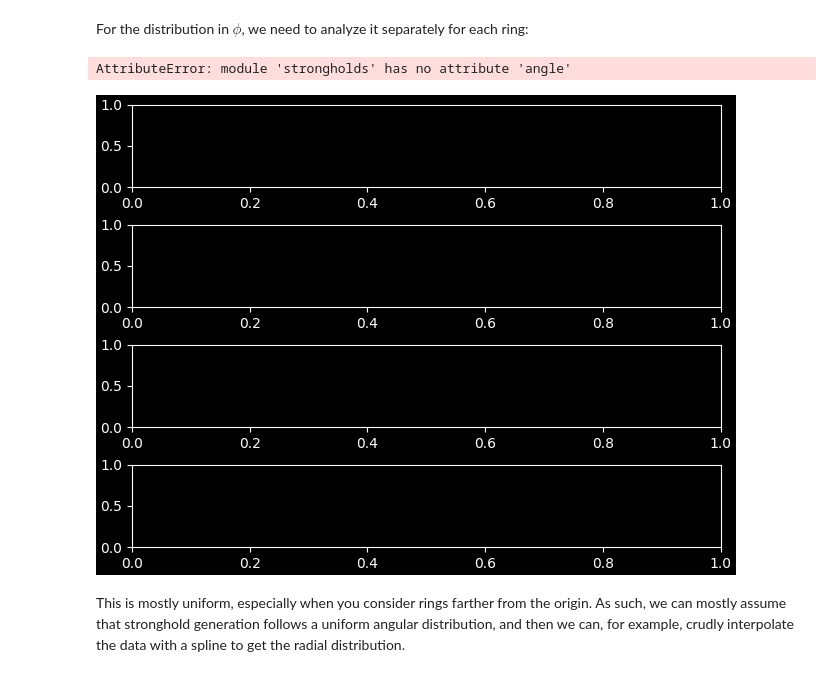
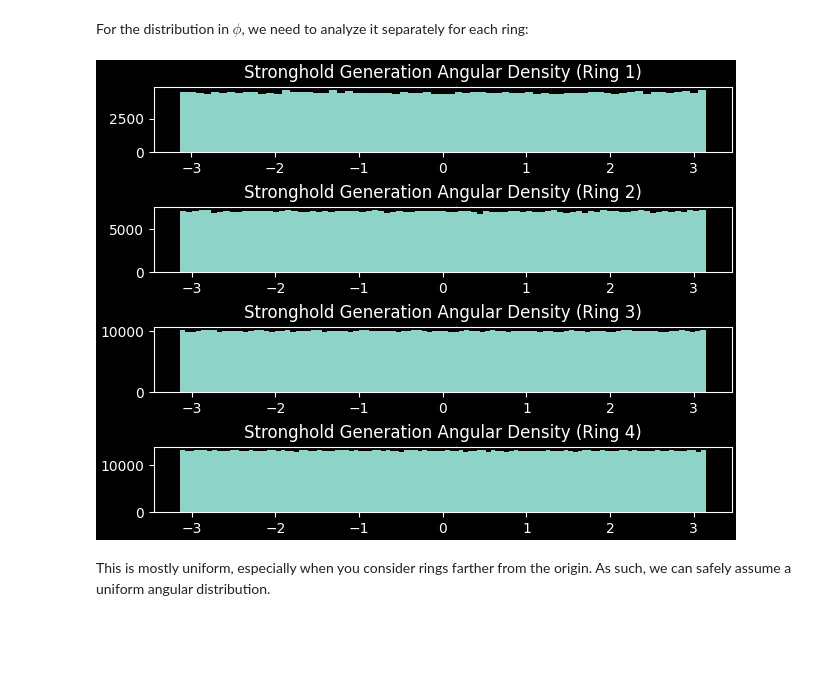
Before and after one commit to badooga/strongholds, a Jupyter notebook: 2. generation.ipynb, the cells around one changed output. Saved outputs shown, nothing was run; the diff lists cells and outputs as text; code cells hidden in the pictures; blank space fills up the shorter version.

```diff
--- a/2. generation.ipynb
+++ b/2. generation.ipynb
@@ -94,14 +93,13 @@ For the distribution in $\phi$, we need to analyze it separately for each ring:
 # %%
 fig6, ax6 = plt.subplots(4, 1, constrained_layout=True)
 
 ring_map_2 = [strongholds.generation_heatmap(1*10**5, [n], fixed_rng) for n in range(4)]
-ring_map_2_phi = [strongholds.angle(ring_2, deg=True) for ring_2 in ring_map_2]
+ring_map_2_phi = [ring_2.phi for ring_2 in ring_map_2]
 
 for n, ring_2_phi in enumerate(ring_map_2_phi):
     ax6[n].set_title(f"Stronghold Generation Angular Density (Ring {n+1})")
     ax6[n].hist(ring_2_phi, bins="auto")
 # %% [output]
-AttributeError: module 'strongholds' has no attribute 'angle'
-[figure, old version]
+[figure, new version]
 # %% [markdown]
-This is mostly uniform, especially when you consider rings farther from the origin. As such, we can mostly assume that stronghold generation follows a uniform angular distribution, and then we can, for example, crudly interpolate the data with a spline to get the radial distribution.
+This is mostly uniform, especially when you consider rings farther from the origin. As such, we can safely assume a uniform angular distribution.
```
Also changed, not shown: parts of 3 cells of this notebook, 4 other files.
